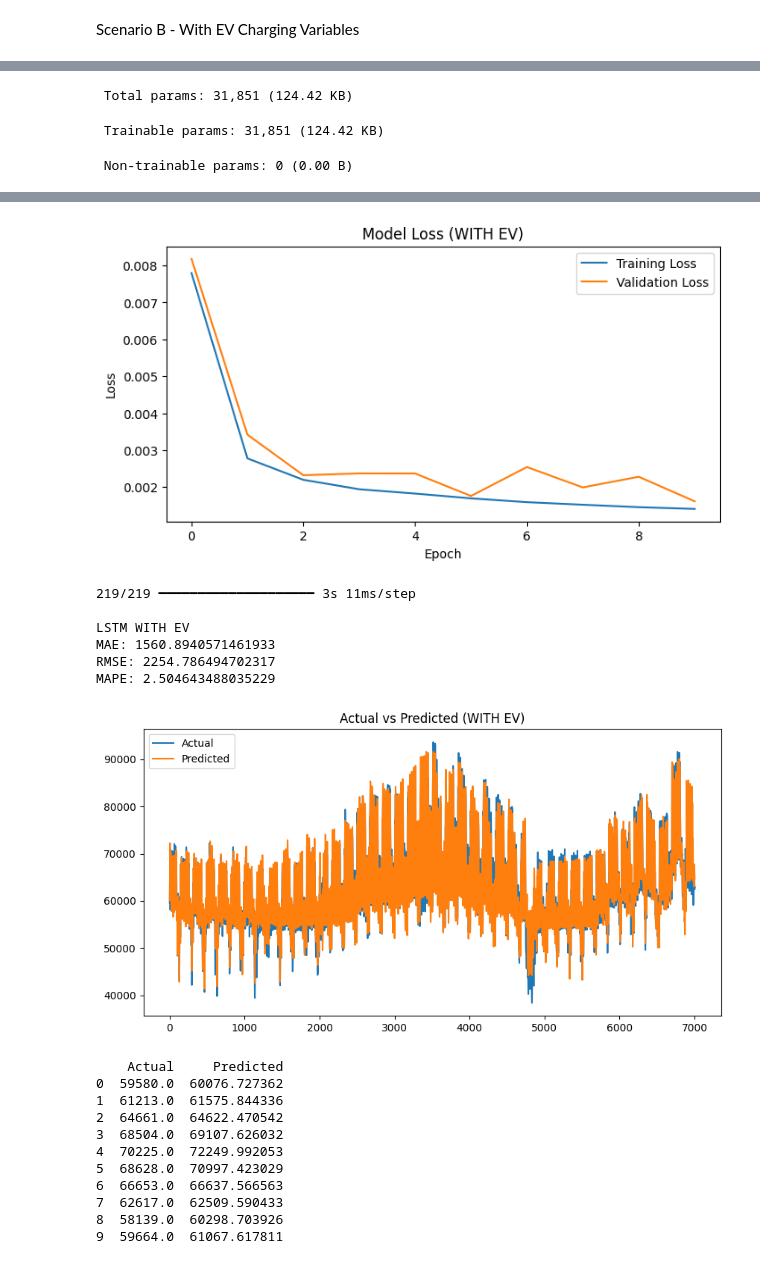
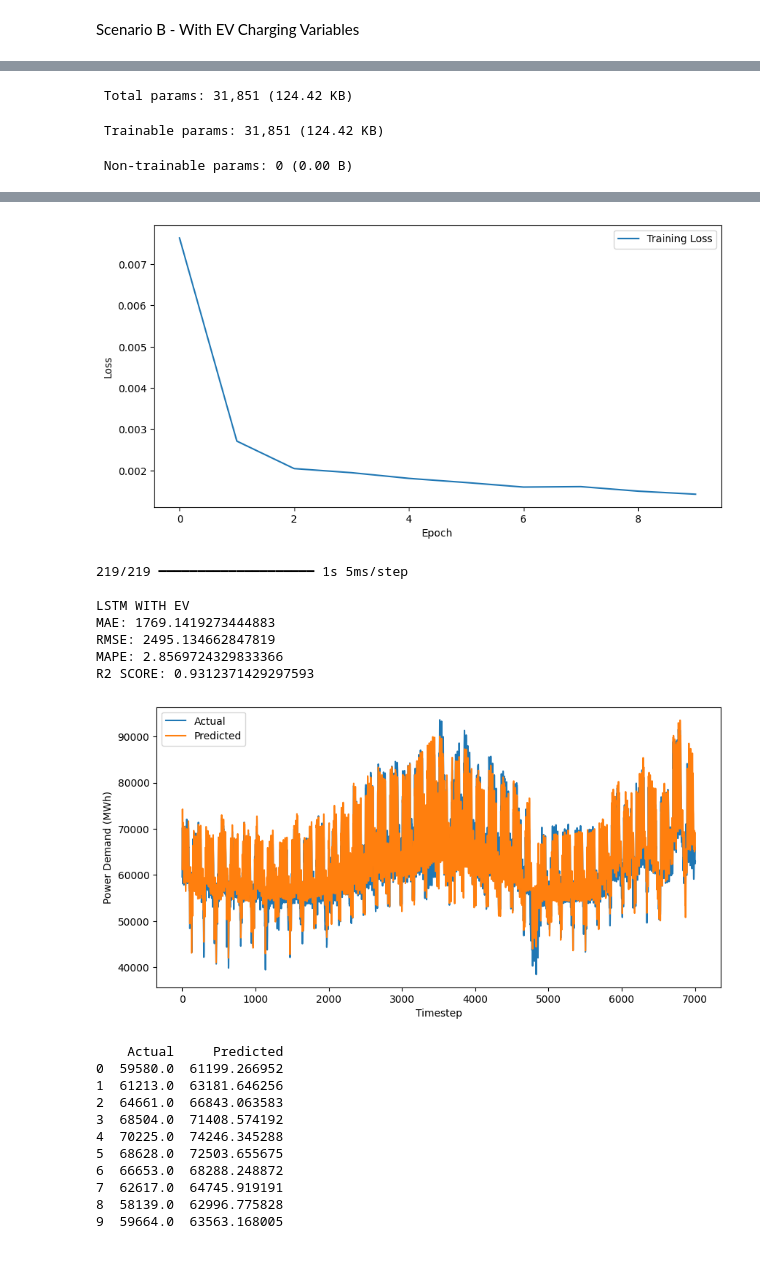
Before and after one commit to chevalier08/CST3390-Individual-Project, a Jupyter notebook: EV_data_analysis.ipynb, the cells around one changed output, grey strips where cells are left out. Saved outputs shown, nothing was run; the diff lists cells and outputs as text; code cells hidden in the pictures.

```diff
--- a/EV_data_analysis.ipynb
+++ b/EV_data_analysis.ipynb
@@ -660,7 +679,7 @@ import pandas as pd
 import matplotlib.pyplot as plt
 
 from sklearn.preprocessing import MinMaxScaler
-from sklearn.metrics import mean_squared_error, mean_absolute_error
+from sklearn.metrics import mean_squared_error, mean_absolute_error, r2_score
 
 from tensorflow.keras.models import Sequential
 from tensorflow.keras.layers import LSTM, Dense
@@ -721,15 +740,15 @@ history = model.fit(
     y_train,
     epochs=10,
     batch_size=32,
-    validation_data=(X_test, y_test),
+    #validation_data=(X_test, y_test),
     verbose=1
 )
 
 # ---------- 8. Loss plot ----------
-plt.figure(figsize=(8, 4))
+plt.figure(figsize=(10, 5))
 plt.plot(history.history["loss"], label="Training Loss")
-plt.plot(history.history["val_loss"], label="Validation Loss")
-plt.title("Model Loss (WITH EV)")
+#plt.plot(history.history["val_loss"], label="Validation Loss")
+#plt.title("Model Loss (WITH EV)")
 plt.xlabel("Epoch")
 plt.ylabel("Loss")
 plt.legend()
@@ -750,17 +769,21 @@ y_test_actual = scaler.inverse_transform(temp)[:, -1]
 mae = mean_absolute_error(y_test_actual, predictions)
 rmse = np.sqrt(mean_squared_error(y_test_actual, predictions))
 mape = np.mean(np.abs((y_test_actual - predictions) / y_test_actual)) * 100
+r2 = r2_score(y_test_actual, predictions)
 
 print("\nLSTM WITH EV")
 print("MAE:", mae)
 print("RMSE:", rmse)
 print("MAPE:", mape)
+print("R2 SCORE:", r2)
 
 # ---------- 12. Plot ----------
 plt.figure(figsize=(10, 5))
 plt.plot(y_test_actual, label="Actual")
 plt.plot(predictions, label="Predicted")
-plt.title("Actual vs Predicted (WITH EV)")
+plt.xlabel("Timestep")
+plt.ylabel("Power Demand (MWh)")
+#plt.title("Actual vs Predicted (WITH EV)")
 plt.legend()
 plt.show()
 
@@ -810,19 +833,20 @@ Epoch 10/10
-[figure, old version]
+[figure, new version]
-219/219 ━━━━━━━━━━━━━━━━━━━━ 3s 11ms/step
+219/219 ━━━━━━━━━━━━━━━━━━━━ 1s 5ms/step
 
 LSTM WITH EV
-MAE: 1560.8940571461933
-RMSE: 2254.786494702317
-MAPE: 2.504643488035229
+MAE: 1769.1419273444883
+RMSE: 2495.134662847819
+MAPE: 2.8569724329833366
+R2 SCORE: 0.9312371429297593
-[figure, old version]
+[figure, new version]
     Actual     Predicted
-0  59580.0  60076.727362
-1  61213.0  61575.844336
-2  64661.0  64622.470542
-3  68504.0  69107.626032
-4  70225.0  72249.992053
-5  68628.0  70997.423029
-6  66653.0  66637.566563
-7  62617.0  62509.590433
-8  58139.0  60298.703926
-9  59664.0  61067.617811
+0  59580.0  61199.266952
+1  61213.0  63181.646256
+2  64661.0  66843.063583
+3  68504.0  71408.574192
+4  70225.0  74246.345288
+5  68628.0  72503.655675
+6  66653.0  68288.248872
+7  62617.0  64745.919191
+8  58139.0  62996.775828
+9  59664.0  63563.168005
```
Also changed, not shown: parts of 6 cells of this notebook.
